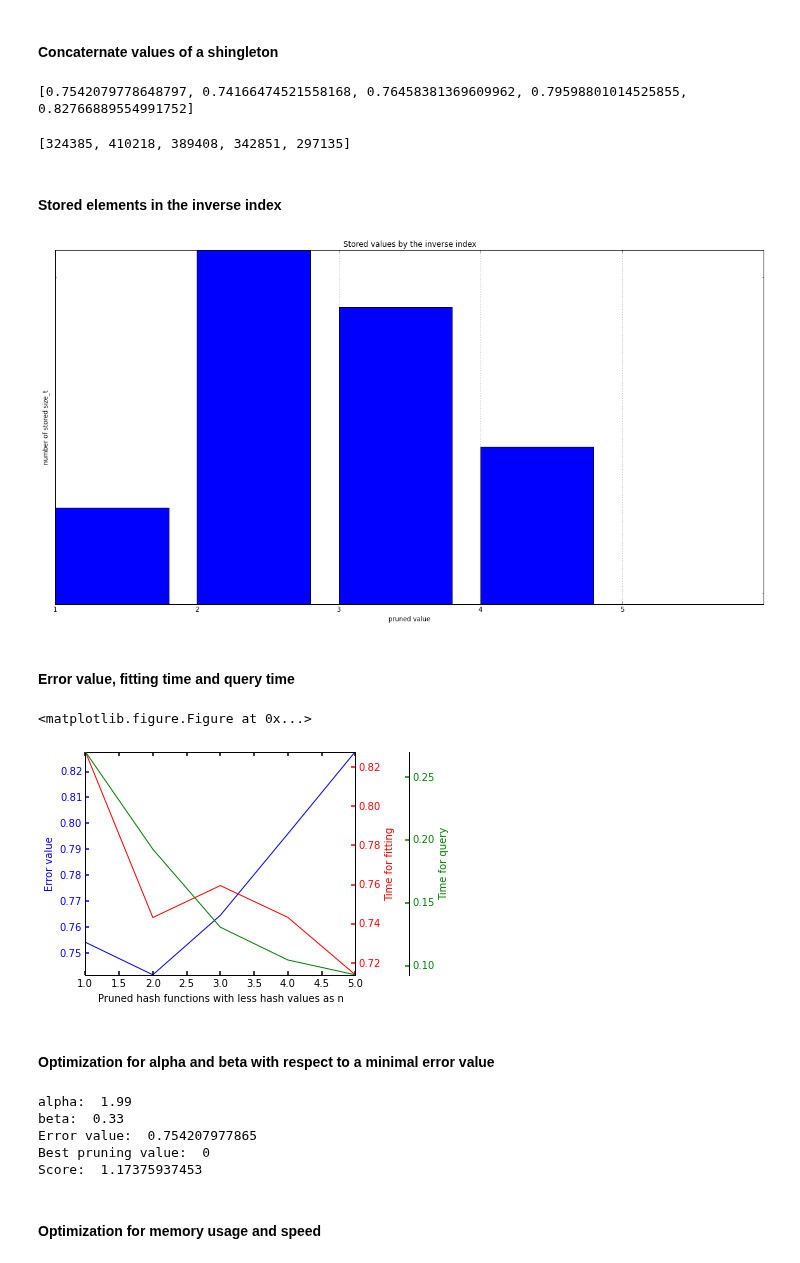
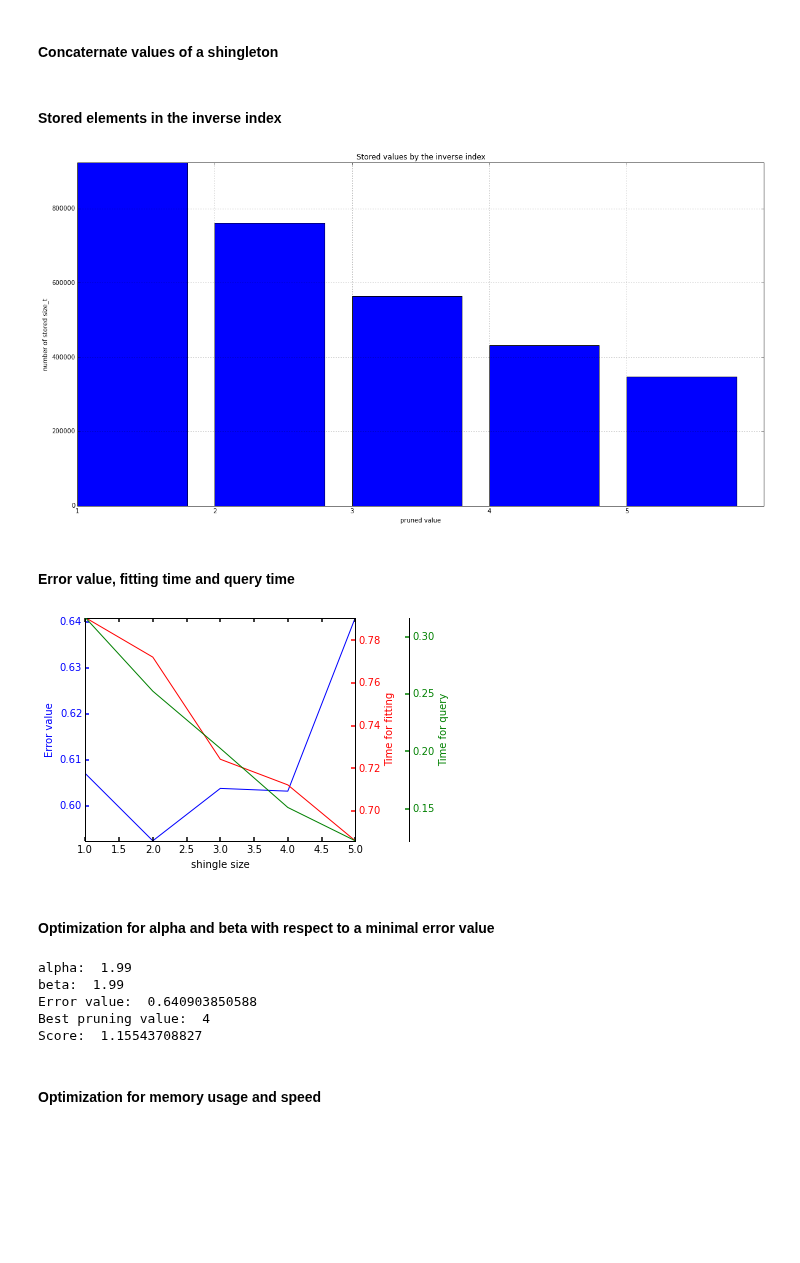
Before and after one commit to joachimwolff/sparse-neighbors-search, a Jupyter notebook: example/Methods to save memory.ipynb, the cells around one changed output. Cells and saved outputs as stored; diff of their text form; code cells hidden in the pictures; blank space fills up the shorter version.

```diff
--- a/example/Methods to save memory.ipynb
+++ b/example/Methods to save memory.ipynb
@@ -361,16 +352,13 @@ Best value for pruning:  829  with value:  1.99311583723
 # %% [markdown]
 #### Concaternate values of a shingleton
 # %%
-# max(distribution_inverse_index_max[0][0].iterkeys())+1)
 error_list = []
 time_fit_list = []
 time_kneighbors_list = []
 distribution_pruning = []
-# prune_index_frequencey+${i}
-index_shift = 1
-
+iteration_value_list = []
 for i in xrange(1, 6):
-    input_file_name = "/home/joachim/thesis/minHashNearestNeighbors/result/shingle+" + str(i)
+    input_file_name = "/home/joachim/thesis/minHashNearestNeighbors/result/shingle_concat+" + str(i)
     if os.path.isfile(input_file_name):
         fileObject = open(input_file_name,'r')
         dist_tmp = pickle.load(fileObject)
@@ -378,80 +366,45 @@ for i in xrange(1, 6):
         error_list.append(1 - dist_tmp[3])
         time_fit_list.append(dist_tmp[1])
         time_kneighbors_list.append(dist_tmp[2])
-
-# print len(distribution_pruning)
-# print distribution_pruning
-print error_list
+        iteration_value_list.append(i)
-# %% [output]
-[0.7542079778648797, 0.74166474521558168, 0.76458381369609962, 0.79598801014525855, 0.82766889554991752]
-# %%
-memory_list = []
-for dist in distribution_pruning:
-    memory = 0
-    for j in dist[0][0]:
-        memory += dist[0][0][j]
-    memory_list.append(memory)
-print memory_list
-# %% [output]
-[324385, 410218, 389408, 342851, 297135]
+# %%
+memory_list, iteration_value_list, time_fit_list, error_list, time_kneighbors_list = \
+getMemory(distribution_pruning, iteration_value_list, time_fit_list, error_list, time_kneighbors_list)
 # %% [markdown]
 #### Stored elements in the inverse index
 # %%
 data = np.arange(len(memory_list))
 plt.figure(figsize=(20, 10))
-plt.yscale('log')
+# plt.yscale('log')
 plt.bar(data, memory_list)
-plt.xticks(data, range(1, 6))
+plt.xticks(data, iteration_value_list)
 ymax = max(memory_list)
 plt.ylim(0, ymax)
 plt.grid()
 plt.ylabel("number of stored size_t")
 plt.xlabel("pruned value")
 plt.title("Stored values by the inverse index")
 plt.show()
 # %% [output]
-[figure, old version]
+[figure, new version]
 # %% [markdown]
 #### Error value, fitting time and query time
 # %%
-createPlot(range(1,6), error_list, time_fit_list, time_kneighbors_list,
-           "Pruned hash functions with less hash values as n",
+createPlot(range(1, len(iteration_value_list)+1), error_list, time_fit_list, time_kneighbors_list,
+           "shingle size",
            "Error value", "Time for fitting", "Time for query")
 # %% [output]
-<matplotlib.figure.Figure at 0x...>
-[figure, old version]
+[figure, new version]
 # %% [markdown]
 #### Optimization for alpha and beta with respect to a minimal error value
-# %%
-min_error_value = 1
-best_alpha = 0
-best_beta = 0
-best_score = 0
-best_pruning_value = 0
-epsilon = 0.05 # allow a variance of factor epsilon for the error value
-for alpha_ in np.arange(0.01, 2 ,0.01):
-    for beta_ in np.arange(0.01, 2, 0.01):
-        result = compute_score(error_list, memory_list, time_fit_list, max_memory, max_time, alpha=alpha_, beta=beta_)
-#         print error_list[result[1][0][0]]
-        if max_error + epsilon > error_list[result[1][0][0]]:
-            if (min_error_value + epsilon) > error_list[result[1][0][0]]:
-                best_score = result[0]
-                best_alpha = alpha_
-                best_beta = beta_
-                min_error_value = error_list[result[1][0][0]]
-                best_pruning_value = result[1][0][0]
-
-print "alpha: ", best_alpha
-print "beta: ", best_beta
-print "Error value: ", min_error_value
-print "Best pruning value: ", best_pruning_value
-print "Score: ", best_score
-# %% [output]
-alpha:  1.99
-beta:  0.33
-Error value:  0.754207977865
-Best pruning value:  0
-Score:  1.17375937453
+# %%
+result, plotValues = computeAlphaBeta(error_list, memory_list, time_fit_list, max_memory, max_time)
+# %% [output]
+alpha:  1.99
+beta:  1.99
+Error value:  0.640903850588
+Best pruning value:  4
+Score:  1.15543708827
 # %% [markdown]
 #### Optimization for memory usage and speed
 # %%
```
Also changed, not shown: parts of 64 cells of this notebook, 6 other files.
